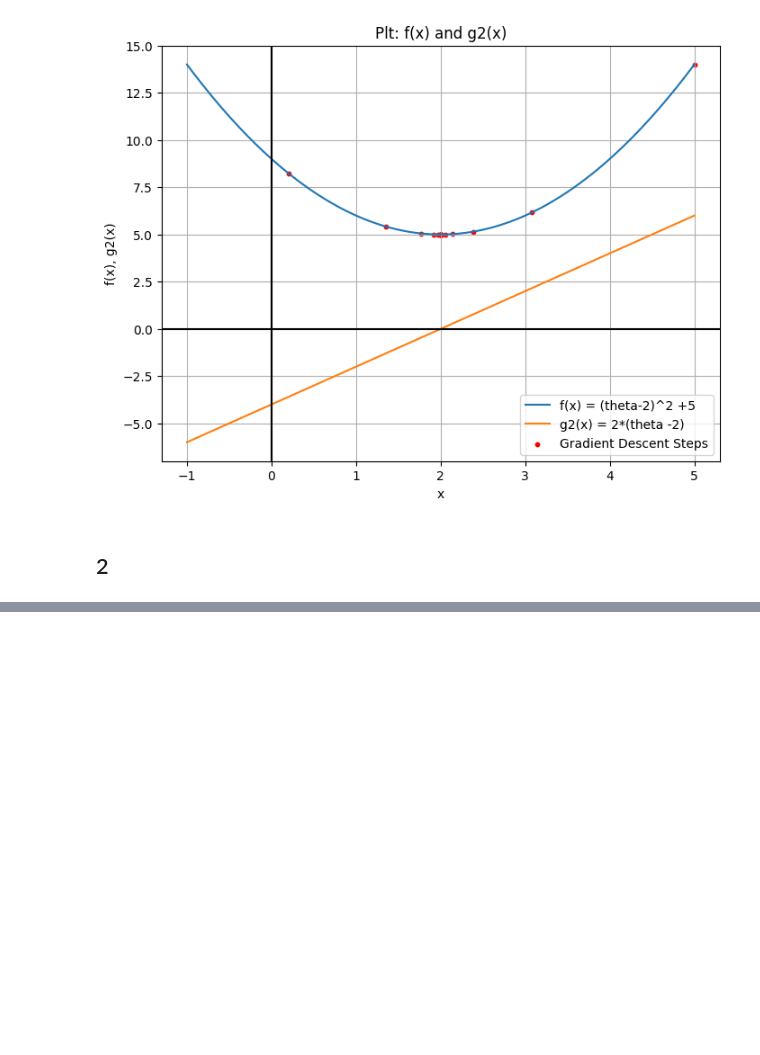
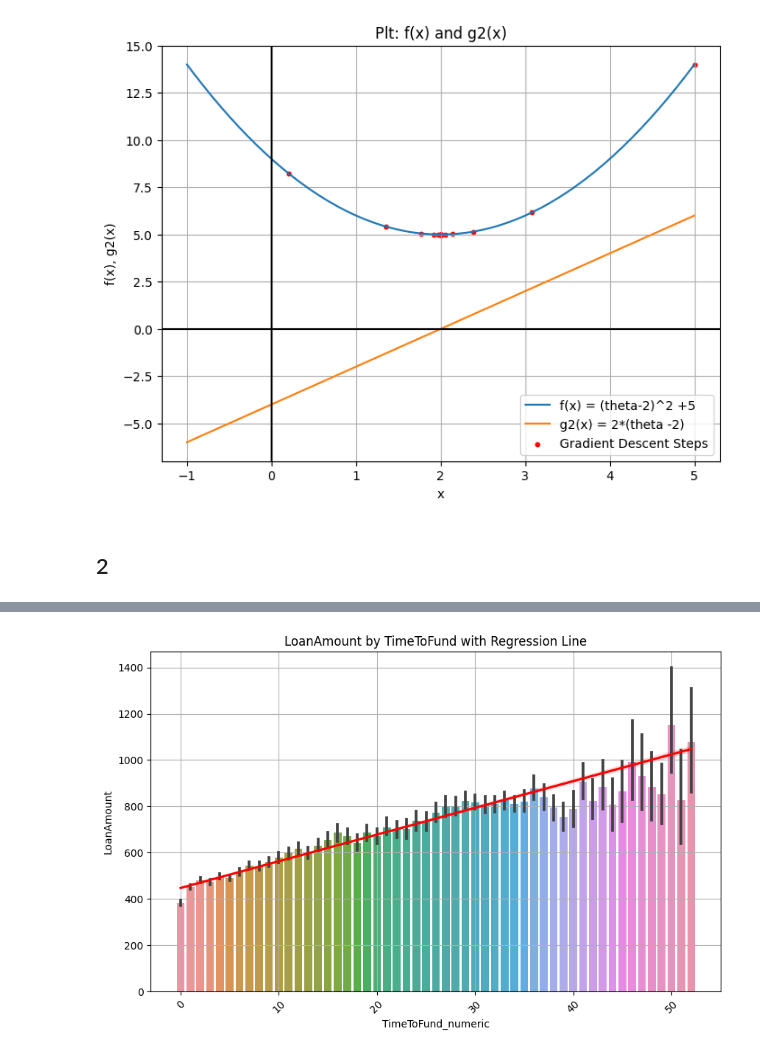
Before and after one commit to FinnReinders/Labs, a Jupyter notebook: Lab2.ipynb, the cells around one changed output, grey strips where cells are left out. Drawn from its saved outputs; the diff is of its cells as text; code cells hidden in the pictures; blank space fills up the shorter version.

```diff
--- a/Lab2.ipynb
+++ b/Lab2.ipynb
@@ -234,0 +251,19 @@ plt.show()
+# %%
+plt.figure(figsize=(10, 6))
+sns.barplot(x="TimeToFund", y="LoanAmount", data=data)
+plt.title("LoanAmount by TimeToFund with Regression Line")
+plt.xlabel("TimeToFund")
+plt.ylabel("LoanAmount")
+plt.xticks(rotation=45)
+plt.xticks(np.arange(0, 51, 10))
+plt.grid(True)
+
+# Convert TimeToFund to numeric for regression line
+data["TimeToFund_numeric"] = pd.to_numeric(data["TimeToFund"])
+
+# Add regression line
+sns.regplot(x="TimeToFund_numeric", y="LoanAmount", data=data, scatter=False, color='red')
+
+plt.show()
+# %% [output]
+[figure, added]
```
Also changed, not shown: parts of 21 cells of this notebook.
